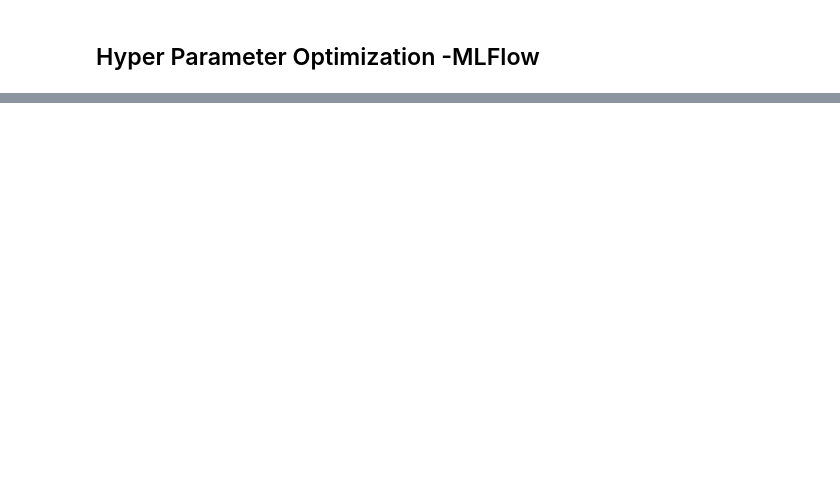
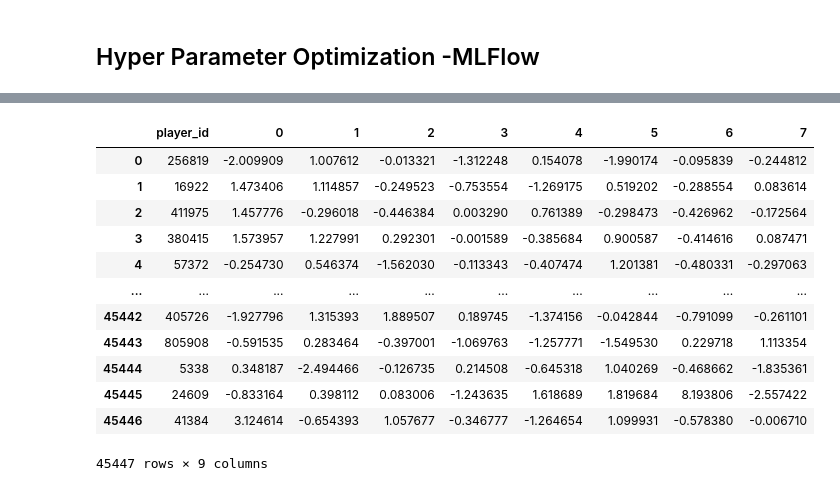
Before and after one commit to McGill-MMA-EnterpriseAnalytics/Football_Transfermarkt, a Jupyter notebook: Modelling/Pre-Processing v2.ipynb, the cells around one changed output, grey strips where cells are left out. Drawn from its saved outputs; the diff is of its cells as text; code cells hidden in the pictures; blank space fills up the shorter version.

Commit message:
Add files via upload
Final model

```diff
--- a/Modelling/Pre-Processing v2.ipynb
+++ b/Modelling/Pre-Processing v2.ipynb
@@ -1056,0 +950,18 @@ KeyError: 'metrics.neg_mean_squared_error'
+# %%
+# Define the LGBM model with the specified parameters
+lgbm_model = lgb.LGBMRegressor(
+    learning_rate=0.01469081611405788,
+    max_depth=80,
+    min_child_weight=4.890633893892036,
+    n_estimators=5,
+    reg_alpha=2.2840138448783156
+)
+
+# fit the model on the whole dataset
+lgbm_model.fit(X_train_pca, y_train)
+
+#Testing
+pred = lgbm_model.predict(X_valid_pca)
+lgbm_reg_mse = mean_squared_error(y_valid, pred)
+lgbm_reg_rmse = np.sqrt(lgbm_reg_mse)
+lgbm_reg_rmse
@@ -1056,0 +992,3 @@ KeyError: 'metrics.neg_mean_squared_error'
+# %%
+X_train_pca_df= pd.DataFrame(X_train_pca)
+X_train_pca_df
@@ -1056,0 +1009,4 @@ KeyError: 'metrics.neg_mean_squared_error'
+# %%
+X_train_id_df = X_train_id.to_frame()
+X_train_id_df = X_train_id_df.reset_index(drop=True)
+X_train_id_df
@@ -1056,0 +1027,17 @@ KeyError: 'metrics.neg_mean_squared_error'
+# %%
+merged_table = pd.merge(X_train_id_df, X_train_pca_df, left_index=True, right_index=True)
+merged_table
+# %% [output]
+|  | player_id | 0 | 1 | 2 | 3 | 4 | 5 | 6 | 7 |
+| 0 | 256819 | -2.009909 | 1.007612 | -0.013321 | -1.312248 | 0.154078 | -1.990174 | -0.095839 | -0.244812 |
+| 1 | 16922 | 1.473406 | 1.114857 | -0.249523 | -0.753554 | -1.269175 | 0.519202 | -0.288554 | 0.083614 |
+| 2 | 411975 | 1.457776 | -0.296018 | -0.446384 | 0.003290 | 0.761389 | -0.298473 | -0.426962 | -0.172564 |
+| 3 | 380415 | 1.573957 | 1.227991 | 0.292301 | -0.001589 | -0.385684 | 0.900587 | -0.414616 | 0.087471 |
+| 4 | 57372 | -0.254730 | 0.546374 | -1.562030 | -0.113343 | -0.407474 | 1.201381 | -0.480331 | -0.297063 |
+| ... | ... | ... | ... | ... | ... | ... | ... | ... | ... |
+| 45442 | 405726 | -1.927796 | 1.315393 | 1.889507 | 0.189745 | -1.374156 | -0.042844 | -0.791099 | -0.261101 |
+| 45443 | 805908 | -0.591535 | 0.283464 | -0.397001 | -1.069763 | -1.257771 | -1.549530 | 0.229718 | 1.113354 |
+| 45444 | 5338 | 0.348187 | -2.494466 | -0.126735 | 0.214508 | -0.645318 | 1.040269 | -0.468662 | -1.835361 |
+| 45445 | 24609 | -0.833164 | 0.398112 | 0.083006 | -1.243635 | 1.618689 | 1.819684 | 8.193806 | -2.557422 |
+| 45446 | 41384 | 3.124614 | -0.654393 | 1.057677 | -0.346777 | -1.264654 | 1.099931 | -0.578380 | -0.006710 |
+45447 rows × 9 columns
```
Also changed, not shown: parts of 44 cells of this notebook.
